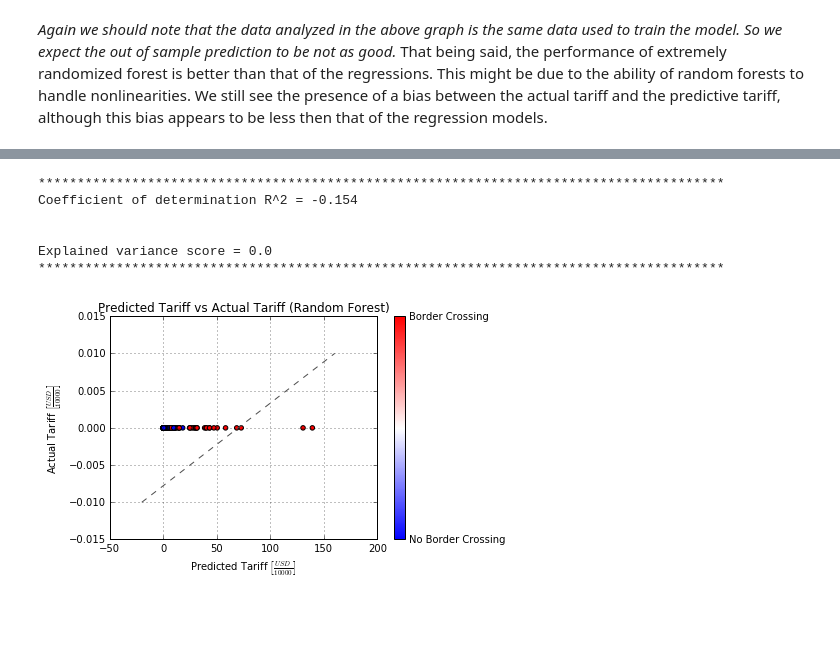
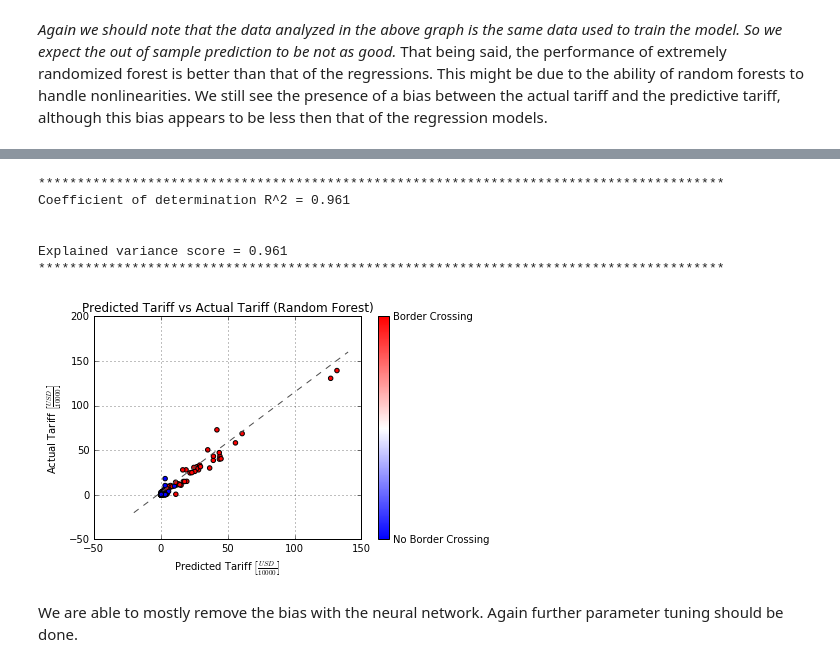
Before and after one commit to kimetrica/wfp_transport_model, a Jupyter notebook: transport_model.ipynb, the cells around one changed output, grey strips where cells are left out. Cells and saved outputs as stored; diff of their text form; code cells hidden in the pictures; blank space fills up the shorter version.

Commit message:
Update with working neural network

```diff
--- a/transport_model.ipynb
+++ b/transport_model.ipynb
@@ -581,10 +582,12 @@ CONFIG['drop_input'] = None
 CONFIG['drop_hidden'] = False
 CONFIG['n_hidden_layers'] = 2
 CONFIG['n_hidden_layer_nodes'] = 4
-CONFIG['learning_rate'] = 0.01
-CONFIG['max_epochs'] = 500
-CONFIG['bachiter_size'] = 10
+CONFIG['learning_rate'] = 0.001
+CONFIG['max_epochs'] = 7000
+CONFIG['bachiter_size'] = None
 CONFIG['momentum'] = 0.8
+CONFIG['regression'] = True
+CONFIG['verb'] = 0
 
 def build_mlp(CONFIG):
     #---------------------------
@@ -608,7 +611,7 @@ def build_mlp(CONFIG):
         nn_layers = lasagne.layers.DenseLayer(
             nn_layers,
             CONFIG['n_hidden_layer_nodes'],
-            nonlinearity=lasagne.nonlinearities.tanh, #.softmax,
+            nonlinearity=lasagne.nonlinearities.leaky_rectify, #.softmax,
             W=lasagne.init.GlorotUniform()
             )
         if CONFIG['drop_hidden']:
@@ -620,7 +623,7 @@ def build_mlp(CONFIG):
     nn_layers = lasagne.layers.DenseLayer(
         nn_layers,
         1,
-        nonlinearity=lasagne.nonlinearities.rectify, #.leaky_rectify,#tanh, #softmax,
+        nonlinearity=lasagne.nonlinearities.leaky_rectify, #.leaky_rectify,#tanh, #softmax,
         W=lasagne.init.GlorotUniform()
         )
 
@@ -644,9 +647,9 @@ def build_mlp(CONFIG):
         #-----
         # Misc
         #-----
-        regression=True,
+        regression=CONFIG['regression'],
         max_epochs=CONFIG['max_epochs'],
-        verbose=0
+        verbose=CONFIG['verb'],
         #batch_iterator_train=RandomBatchIterator(
             #batch_size=CONFIG["batchiter_size"]
             #)
@@ -656,14 +659,25 @@ def build_mlp(CONFIG):
 
 model = build_mlp(CONFIG)
 
-# inpt_param_lst = ["Cross Border", "Number of Trucks", "Distance", "Total Load"]
-inpt_param_lst = ["Number of Trucks", "Distance", "Total Load"]
-
+red_data = pdata[["num_trucks", "distance","total_load"]].values
 
 tariff = np.squeeze(pdata[['tariff_usd_kg']].values * pdata[['total_load']].values) / 10000.
 
-# param_data = pdata[["cross_brd_flg", "num_trucks", "distance", "total_load"]].values
-param_data = pdata[["num_trucks", "distance", "total_load"]].values
+num_trucks_scaler = StandardScaler()
+num_trucks_scaled = num_trucks_scaler.fit_transform(red_data[:,0].reshape(-1,1))
+
+distance_scaler = StandardScaler()
+distance_scaled = distance_scaler.fit_transform(red_data[:,1].reshape(-1,1))
+
+total_load_scaler = StandardScaler()
+total_load_scaled = total_load_scaler.fit_transform(red_data[:,2].reshape(-1,1))
+
+#---------------------------------
+# Construct input parameter matrix
+#---------------------------------
+param_data = np.hstack((num_trucks_scaled, distance_scaled,
+                        total_load_scaled))
+
 cross_brder = np.squeeze(pdata[['cross_brd_flg']].values)
 
 #---------------------------------
@@ -676,46 +690,55 @@ kf = cross_validation.KFold(len(tariff), n_folds=5) # K-fold
 # Calculate cross validation score for training/testing data
 # scoring method for lasso is coefficient of determination R^2
 #-------------------------------------------------------------
-y_pred = []
-y_true = []
+#y_pred = []
+#y_true = []
 
-for train_ind, test_ind in kf:
-    model.fit(param_data[train_ind,:], tariff[train_ind])
-    pred = model.predict(param_data[test_ind,:])
-    y_true.extend(tariff[test_ind])
-    y_pred.extend(np.squeeze(pred))
+# for train_ind, test_ind in kf:
+#     model.fit(param_data[train_ind,:], tariff[train_ind])
+#     pred = model.predict(param_data[test_ind,:])
+#     y_true.extend(tariff[test_ind])
+#     y_pred.extend(np.squeeze(pred))
+
+
+model.fit(param_data, tariff)
+pred = model.predict(param_data)
+y_true = tariff
+y_pred = pred
+
 
 
 r2 = r2_score(y_true, y_pred, multioutput='uniform_average')
 
 explnd_var = explained_variance_score(y_true, y_pred, multioutput='uniform_average')
 
 print "\n"
 print "****************************************************************************************"
 print "Coefficient of determination R^2 = {0:0.3}".format(r2)
 print "\n"
 print "Explained variance score = {0:0.3}".format(explnd_var)
 print "****************************************************************************************"
 
 
 fig, ax = plt.subplots()
-sc = ax.scatter(tariff, y_pred, c=cross_brder, cmap=cm)
+sc = ax.scatter(y_pred, y_true, c=cross_brder, cmap=cm)
 ax.set_ylabel(r"Actual Tariff $\left[\frac{USD}{10000}\right]$")
 ax.set_xlabel(r"Predicted Tariff $\left[\frac{USD}{10000}\right]$")
 ax.grid(True)
 # ax.set_xlim([np.min(red_data[:,1]),np.max(red_data[:,1])])
 # ax.set_ylim([np.min(red_data[:,0]),np.max(red_data[:,0])])
 diag_line, = ax.plot(ax.get_xlim(), ax.get_ylim(), ls="--", c=".3")
 ax.set_title("Predicted Tariff vs Actual Tariff (Random Forest)")
 # plt.ticklabel_format(style='sci', axis='x', scilimits=(0,0))
 cbar = fig.colorbar(sc, ticks=[0,1])
 cbar.ax.set_yticklabels(["No Border Crossing", "Border Crossing"])
 plt.show()
 # %% [output]
 ****************************************************************************************
-Coefficient of determination R^2 = -0.154
+Coefficient of determination R^2 = 0.961
 
 
-Explained variance score = 0.0
+Explained variance score = 0.961
 ****************************************************************************************
-[figure, old version]
+[figure, new version]
+# %% [markdown]
+We are able to mostly remove the bias with the neural network. Again further parameter tuning should be done.
```
Also changed, not shown: parts of 2 cells of this notebook.
